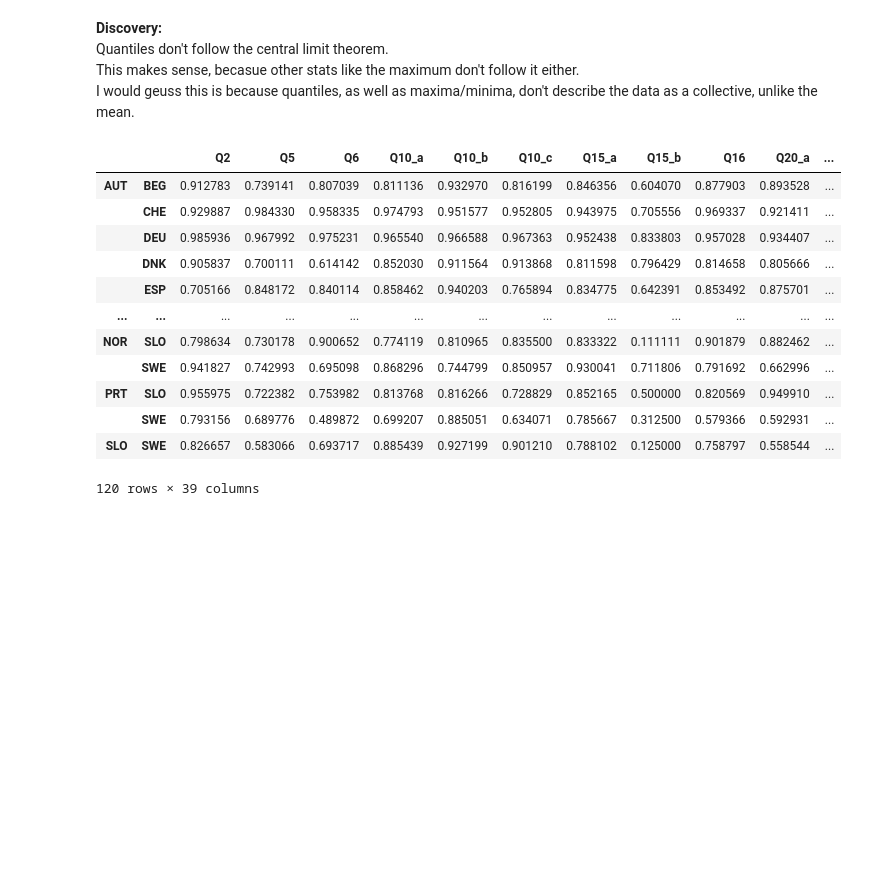
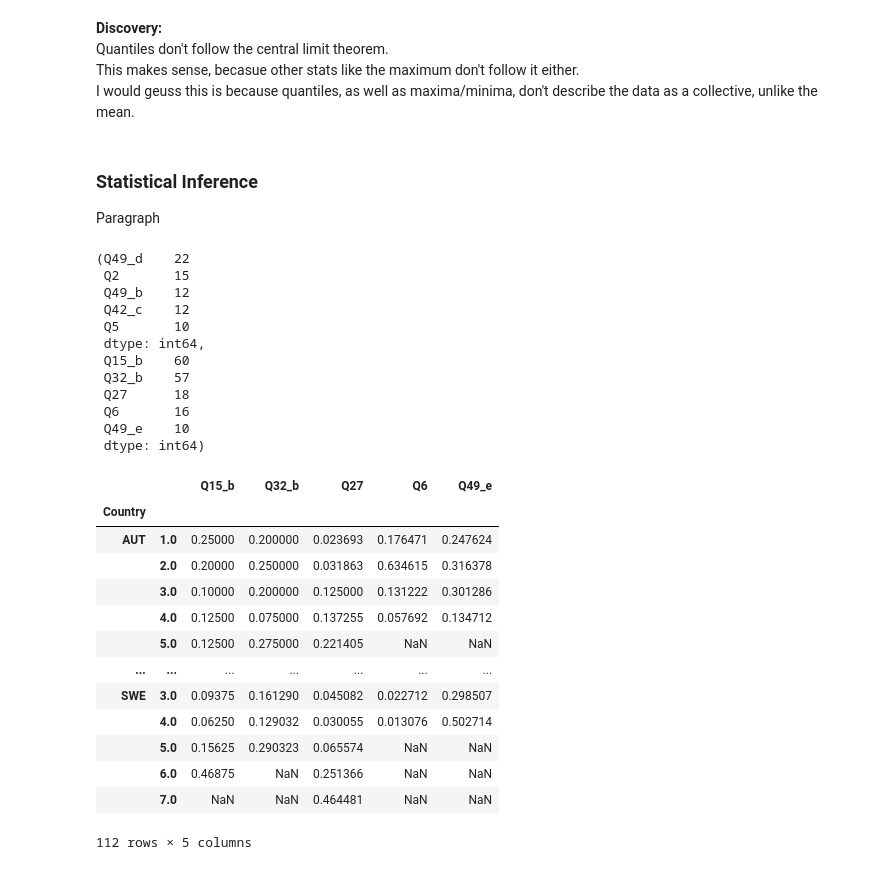
Before and after one commit to EvansOMalley/Personal-Project-Summer-2026, a Jupyter notebook: Summer-2026.ipynb, the cells around one changed output. Cells and saved outputs as stored; diff of their text form; code cells hidden in the pictures; blank space fills up the shorter version.

Commit message:
Beginnings of inference

```diff
--- a/Summer-2026.ipynb
+++ b/Summer-2026.ipynb
@@ -595,22 +597,49 @@ __Discovery:__
 Quantiles don't follow the central limit theorem.
 This makes sense, becasue other stats like the maximum don't follow it either.
 I would geuss this is because quantiles, as well as maxima/minima, don't describe the data as a collective, unlike the mean.
+# %% [markdown]
+### Statistical Inference
+Paragraph
 # %%
-Hist_Areas_DF
+Contestable_Qs = Hist_Areas_DF.apply(
+                     lambda x: sum(x < unlike_lim)
+                 ).sort_values(ascending = False)
+
+Agreeable_Qs = Hist_Areas_DF.apply(
+                   lambda x: sum(x > alike_lim)
+               ).sort_values(ascending = False)
+
+Agreeable_Qs[:5], Contestable_Qs[:5]
 # %% [output]
-|  |  | Q2 | Q5 | Q6 | Q10_a | Q10_b | Q10_c | Q15_a | Q15_b | Q16 | Q20_a | ... |
-| AUT | BEG | 0.912783 | 0.739141 | 0.807039 | 0.811136 | 0.932970 | 0.816199 | 0.846356 | 0.604070 | 0.877903 | 0.893528 | ... |
-|  | CHE | 0.929887 | 0.984330 | 0.958335 | 0.974793 | 0.951577 | 0.952805 | 0.943975 | 0.705556 | 0.969337 | 0.921411 | ... |
-|  | DEU | 0.985936 | 0.967992 | 0.975231 | 0.965540 | 0.966588 | 0.967363 | 0.952438 | 0.833803 | 0.957028 | 0.934407 | ... |
-|  | DNK | 0.905837 | 0.700111 | 0.614142 | 0.852030 | 0.911564 | 0.913868 | 0.811598 | 0.796429 | 0.814658 | 0.805666 | ... |
-|  | ESP | 0.705166 | 0.848172 | 0.840114 | 0.858462 | 0.940203 | 0.765894 | 0.834775 | 0.642391 | 0.853492 | 0.875701 | ... |
-| ... | ... | ... | ... | ... | ... | ... | ... | ... | ... | ... | ... | ... |
-| NOR | SLO | 0.798634 | 0.730178 | 0.900652 | 0.774119 | 0.810965 | 0.835500 | 0.833322 | 0.111111 | 0.901879 | 0.882462 | ... |
-|  | SWE | 0.941827 | 0.742993 | 0.695098 | 0.868296 | 0.744799 | 0.850957 | 0.930041 | 0.711806 | 0.791692 | 0.662996 | ... |
-| PRT | SLO | 0.955975 | 0.722382 | 0.753982 | 0.813768 | 0.816266 | 0.728829 | 0.852165 | 0.500000 | 0.820569 | 0.949910 | ... |
-|  | SWE | 0.793156 | 0.689776 | 0.489872 | 0.699207 | 0.885051 | 0.634071 | 0.785667 | 0.312500 | 0.579366 | 0.592931 | ... |
-| SLO | SWE | 0.826657 | 0.583066 | 0.693717 | 0.885439 | 0.927199 | 0.901210 | 0.788102 | 0.125000 | 0.758797 | 0.558544 | ... |
-120 rows × 39 columns
+(Q49_d    22
+ Q2       15
+ Q49_b    12
+ Q42_c    12
+ Q5       10
+ dtype: int64,
+ Q15_b    60
+ Q32_b    57
+ Q27      18
+ Q6       16
+ Q49_e    10
+ dtype: int64)
+# %%
+GB_Nation[Contestable_Qs.index[:5]]
+# %% [output]
+|  |  | Q15_b | Q32_b | Q27 | Q6 | Q49_e |
+| Country |  |  |  |  |  |  |
+| AUT | 1.0 | 0.25000 | 0.200000 | 0.023693 | 0.176471 | 0.247624 |
+|  | 2.0 | 0.20000 | 0.250000 | 0.031863 | 0.634615 | 0.316378 |
+|  | 3.0 | 0.10000 | 0.200000 | 0.125000 | 0.131222 | 0.301286 |
+|  | 4.0 | 0.12500 | 0.075000 | 0.137255 | 0.057692 | 0.134712 |
+|  | 5.0 | 0.12500 | 0.275000 | 0.221405 | NaN | NaN |
+| ... | ... | ... | ... | ... | ... | ... |
+| SWE | 3.0 | 0.09375 | 0.161290 | 0.045082 | 0.022712 | 0.298507 |
+|  | 4.0 | 0.06250 | 0.129032 | 0.030055 | 0.013076 | 0.502714 |
+|  | 5.0 | 0.15625 | 0.290323 | 0.065574 | NaN | NaN |
+|  | 6.0 | 0.46875 | NaN | 0.251366 | NaN | NaN |
+|  | 7.0 | NaN | NaN | 0.464481 | NaN | NaN |
+112 rows × 5 columns
 # %%
 # More Summarizing
 Hist_Areas_PV = Hist_Areas_DF.reset_index().melt(
```
Also changed, not shown: parts of 7 cells of this notebook.
